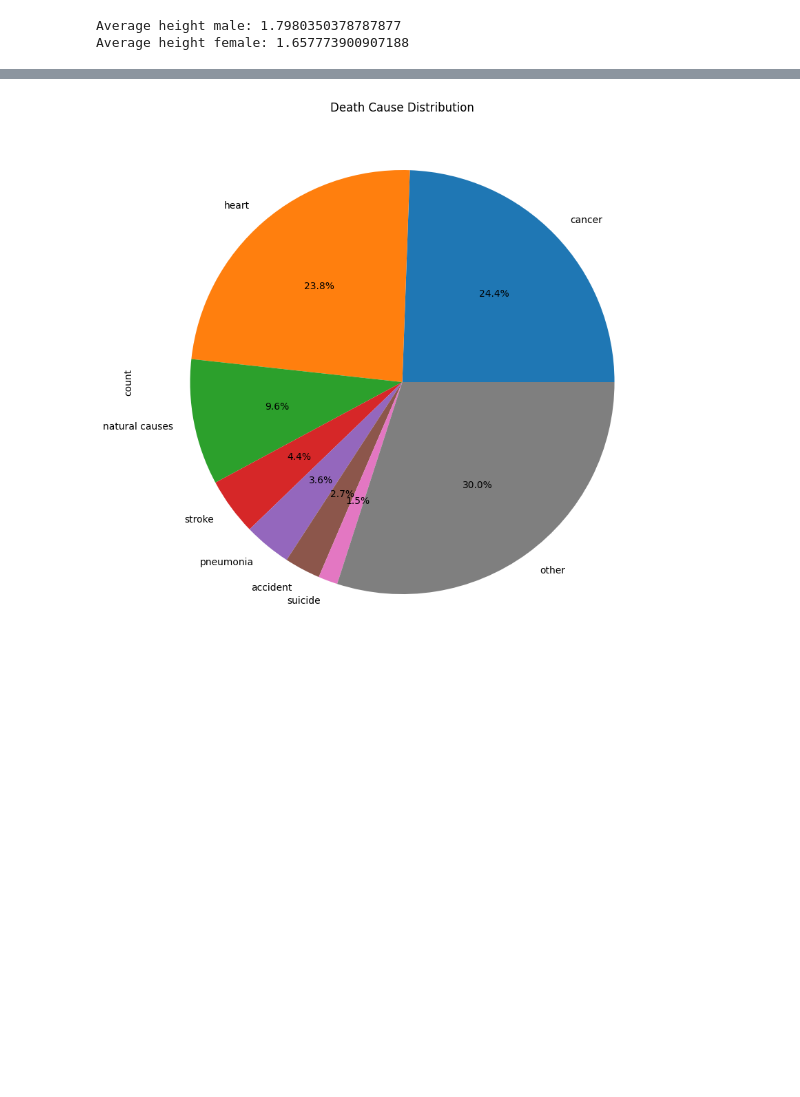
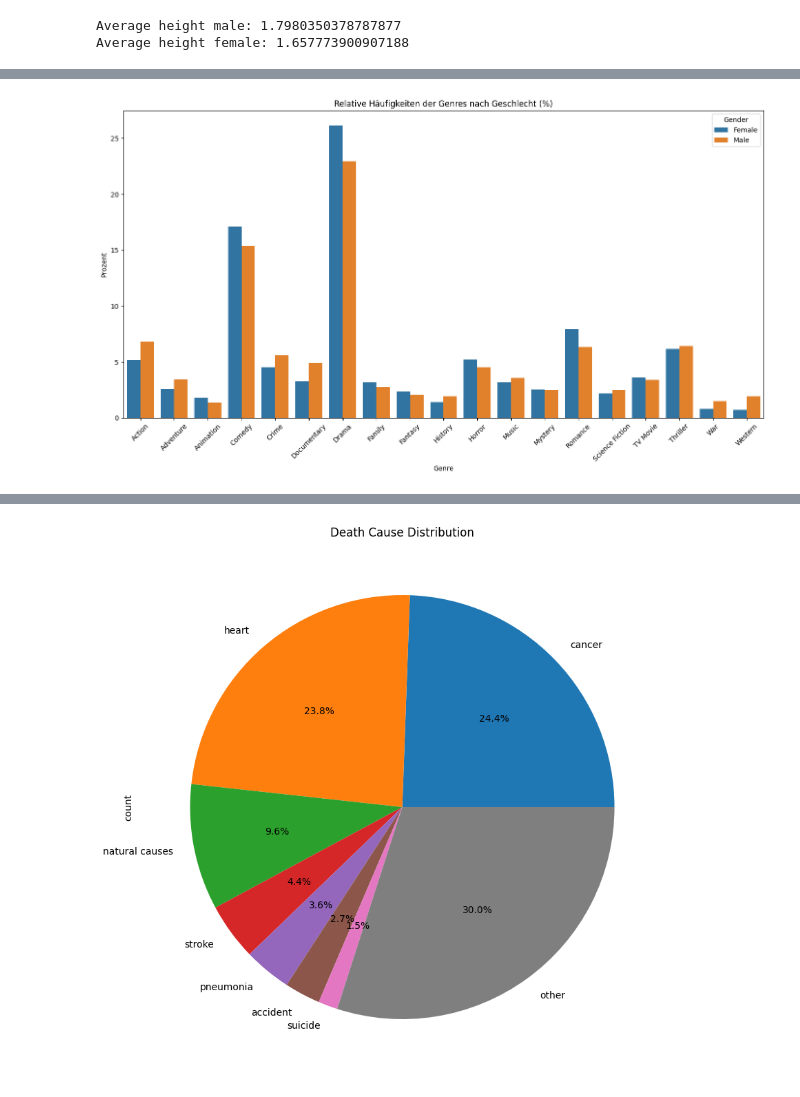
Before and after one commit to DasGewuerz/htw_letterboxd, a Jupyter notebook: letterboxd.ipynb, the cells around one changed output, grey strips where cells are left out. Saved outputs shown, nothing was run; the diff lists cells and outputs as text; code cells hidden in the pictures; blank space fills up the shorter version.

```diff
--- a/letterboxd.ipynb
+++ b/letterboxd.ipynb
@@ -311,0 +461,16 @@ plt.show()
+# %%
+# Relative Häufigkeiten in ein langes Format umwandeln für Seaborn
+genre_counts_relative_melted = genre_counts_relative.reset_index().melt(id_vars='gender', var_name='genre', value_name='percentage')
+
+# Plot für relative Häufigkeiten
+plt.figure(figsize=(14, 8))
+sns.barplot(data=genre_counts_relative_melted, x='genre', y='percentage', hue='gender')
+plt.title('Relative Häufigkeiten der Genres nach Geschlecht (%)')
+plt.xlabel('Genre')
+plt.ylabel('Prozent')
+plt.xticks(rotation=45)
+plt.legend(title='Gender')
+plt.tight_layout()
+plt.show()
+# %% [output]
+[figure, added]
```
Also changed, not shown: parts of 21 cells of this notebook.
